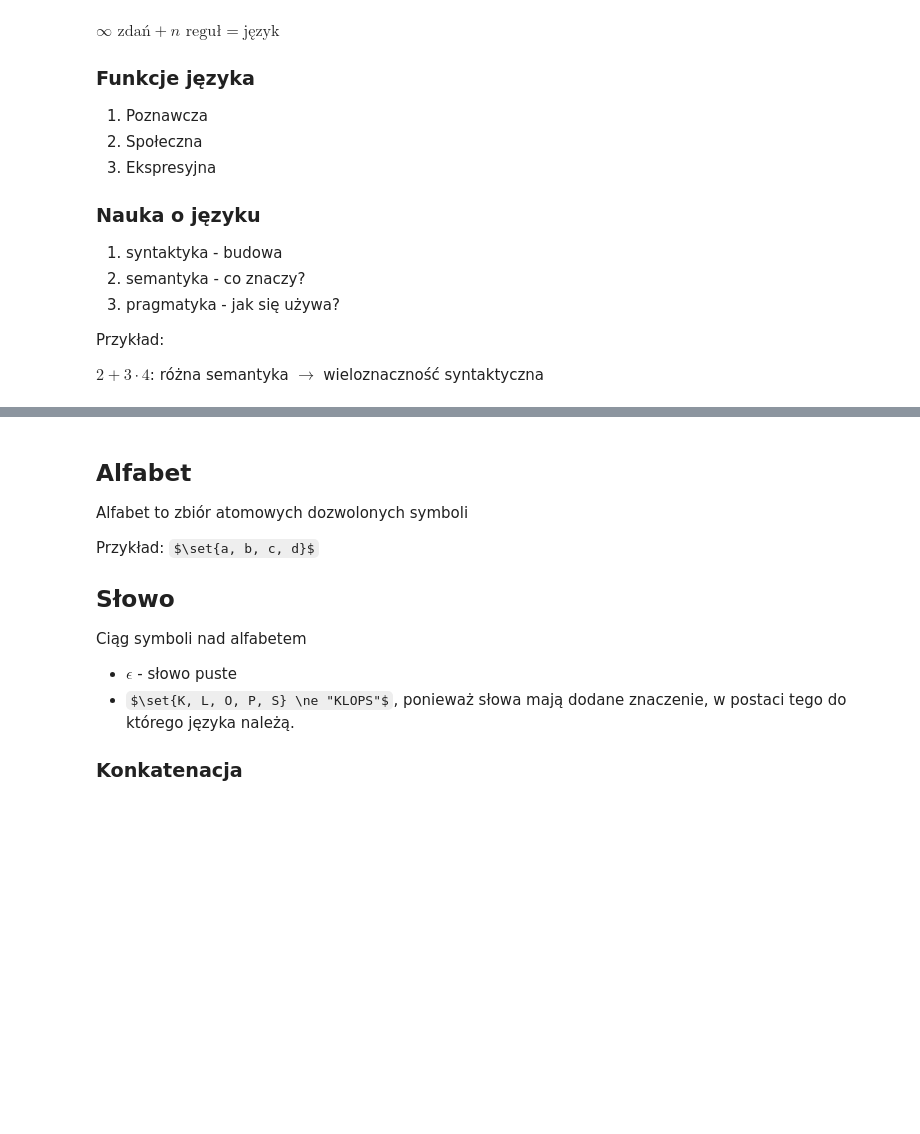
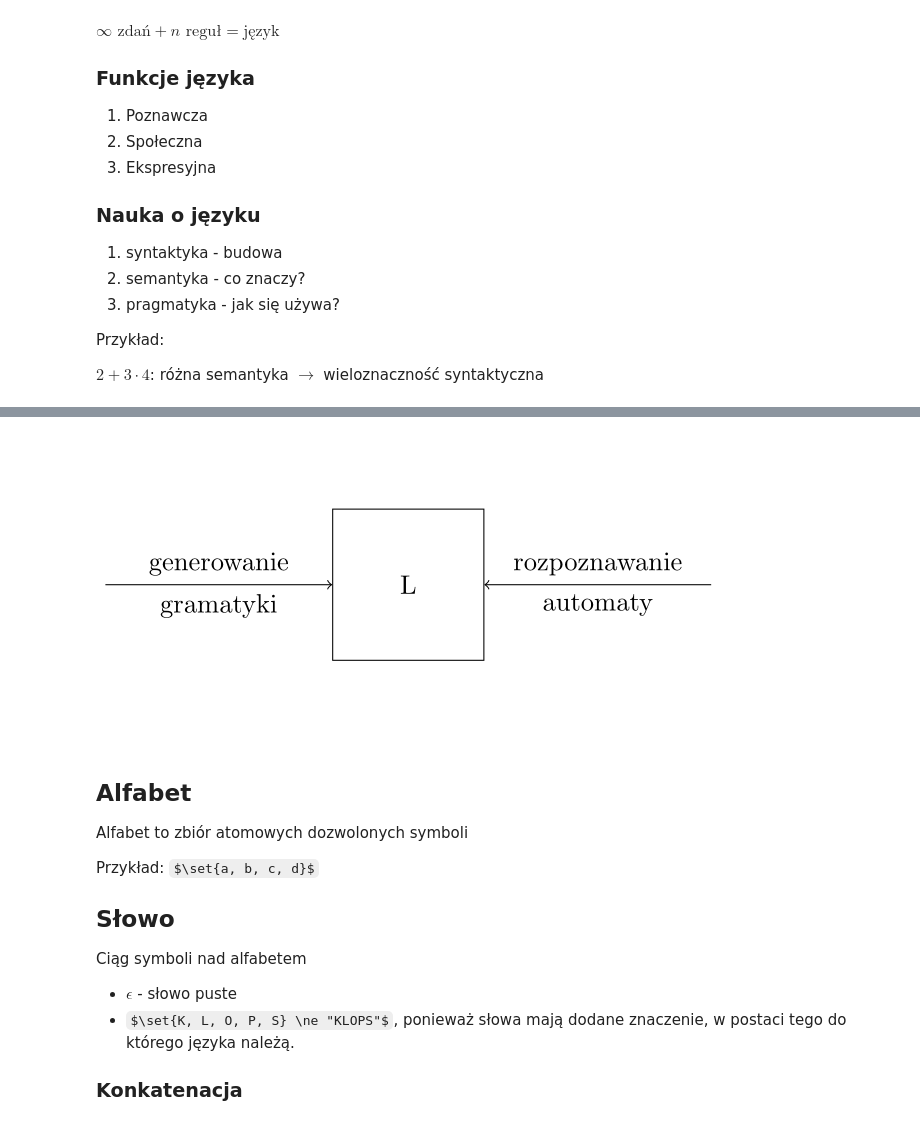
Before and after one commit to TCA166/notes, a Jupyter notebook: jezyki-formalne/jezyki.ipynb, the cells around one changed output, grey strips where cells are left out. Drawn from its saved outputs; the diff is of its cells as text; code cells hidden in the pictures; some formulas as TeX source; blank space fills up the shorter version.

Commit message:
Graph fix

```diff
--- a/jezyki-formalne/jezyki.ipynb
+++ b/jezyki-formalne/jezyki.ipynb
@@ -32,10 +32,11 @@ $2 + 3 \cdot 4$: różna semantyka $\rightarrow$ wieloznaczność syntaktyczna
 # %%
 %load_ext jupyter_tikz
 # %%
-%%tikz -sc=2.0
-\begin{tikzpicture}
+%%tikz -sc=2.0 -l=fit -r -g
+\begin{tikzpicture}[node distance=2cm]
     \node[draw, minimum size=2cm] (square) {L};
     \draw[<-] (square.west) -- node[anchor=south]{generowanie} node[anchor=north]{gramatyki} ++(-3,0);
     \draw[<-] (square.east) -- node[anchor=south]{rozpoznawanie} node[anchor=north]{automaty} ++(3,0);
+    \node[fit=(square), inner sep=1cm] {};
 \end{tikzpicture}
 # %% [output]
@@ -43,3 +43,4 @@ $2 + 3 \cdot 4$: różna semantyka $\rightarrow$ wieloznaczność syntaktyczna
+[figure, added]
 # %% [markdown]
 ## Alfabet
 
```
Also changed, not shown: parts of 3 cells of this notebook.
